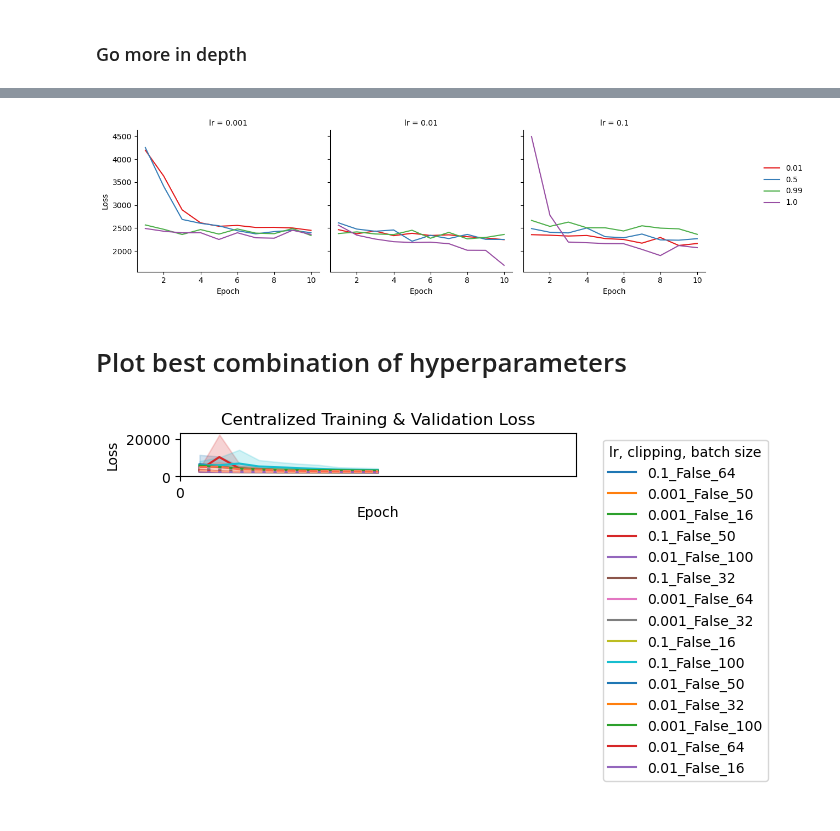
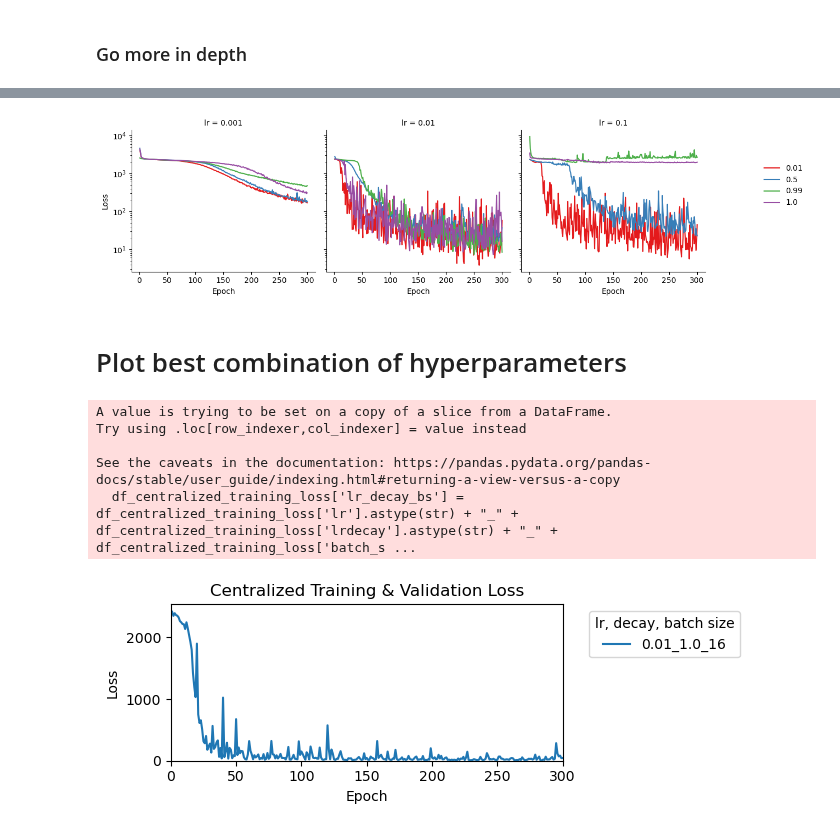
Before and after one commit to luisas/fl4tsf, a Jupyter notebook: analysis/02_centralized_training.ipynb, the cells around one changed output, grey strips where cells are left out. Cells and saved outputs as stored; diff of their text form; code cells hidden in the pictures.

```diff
--- a/analysis/02_centralized_training.ipynb
+++ b/analysis/02_centralized_training.ipynb
@@ -15,7 +15,7 @@ import os
 # set cwd
 os.chdir("/Users/luisa/Desktop/nygc/cluster/projects/fl4tsf/analysis")
 
-centralized_training_loss = glob.glob(f"../results_centralized/**/centralized_training/**/loss_per_epoch.csv", recursive=True)
+centralized_training_loss = glob.glob(f"../results_centralized_hyperparam/**/centralized_training/**/loss_per_epoch.csv", recursive=True)
 print(f"Found {len(centralized_training_loss)} files")
 # %% [output]
 Found 60 files
@@ -151,7 +194,7 @@ plt.show()
 # Add title of type
 
 # add main title
-tr_16 = training[training['batch_size'] == 16]
+tr_16 = validation[validation['batch_size'] == 16]
 
 g = sns.FacetGrid(tr_16, col='lr', col_wrap=3, height=3.5, sharey=True)
 
@@ -169,48 +212,68 @@ g.add_legend()
 # add legend outside
 g._legend.set_bbox_to_anchor((1.15, 0.6))
 g.set_titles(col_template='lr = {col_name}')
-
+# log scale y axis
+plt.yscale('log')
 plt.tight_layout()
 plt.show()
+
+# TODO
+# check how close we can get
+# Plot outputs
+# weight divergence tracking ( ODE vs avg, centralized global vs federated  )
 # %% [output]
-[figure, old version]
+[figure, new version]
 # %% [markdown]
 # Plot best combination of hyperparameters
 # %%
+best_bs = 16
+best_lr = 0.01
+best_decay = 1.0
+df_centralized_training_loss = df_centralized_training_loss[
+    (df_centralized_training_loss['batch_size'] == best_bs) &
+    (df_centralized_training_loss['lr'] == best_lr) &
+    (df_centralized_training_loss['lrdecay'] == best_decay)
+]
 # combine lr, clipping and batch size into a single column
-df_centralized_training_loss['lr_clipping_bs'] = df_centralized_training_loss['lr'].astype(str) + "_" + df_centralized_training_loss['clipping'].astype(str) + "_" + df_centralized_training_loss['batch_size'].astype(str)
+df_centralized_training_loss['lr_decay_bs'] = df_centralized_training_loss['lr'].astype(str) + "_" + df_centralized_training_loss['lrdecay'].astype(str) + "_" + df_centralized_training_loss['batch_size'].astype(str)
+# %% [output]
+A value is trying to be set on a copy of a slice from a DataFrame.
+Try using .loc[row_indexer,col_indexer] = value instead
+
+See the caveats in the documentation: https://pandas.pydata.org/pandas-docs/stable/user_guide/indexing.html#returning-a-view-versus-a-copy
+  df_centralized_training_loss['lr_decay_bs'] = df_centralized_training_loss['lr'].astype(str) + "_" + df_centralized_training_loss['lrdecay'].astype(str) + "_" + df_centralized_training_loss['batch_s ...
 # %%
 plt.figure(figsize=(5, 2.5))
 
 # # Plot training loss
 sns.lineplot(
     data=df_centralized_training_loss,
     x='epoch',
     y='train_loss',
-    hue='lr_clipping_bs',
+    hue='lr_decay_bs',
     palette='tab10'
 )
 reds = sns.color_palette("Reds", n_colors=5)
 
-# Plot validation loss
-sns.lineplot(
-    data=df_centralized_training_loss,
-    x='epoch',
-    y='val_loss',
-    hue='lr',
-    palette=reds,
-    linestyle='--',
-    legend=False,
-)
+# # Plot validation loss
+# sns.lineplot(
+#     data=df_centralized_training_loss,
+#     x='epoch',
+#     y='val_loss',
+#     hue='lr',
+#     palette=reds,
+#     linestyle='--',
+#     legend=False,
+# )
 
 plt.ylim(bottom=0)
 plt.xlim(left=0, right=20)
 plt.xticks(ticks=range(0, df_centralized_training_loss['epoch'].max() + 1, 50))
 plt.xlabel('Epoch')
 plt.ylabel('Loss')
 plt.title('Centralized Training & Validation Loss')
 plt.tight_layout()
-plt.legend(title="lr, clipping, batch size", bbox_to_anchor=(1.05, 1), loc='upper left')
+plt.legend(title="lr, decay, batch size", bbox_to_anchor=(1.05, 1), loc='upper left')
 plt.show()
 # %% [output]
-[figure, old version]
+[figure, new version]
```
Also changed, not shown: parts of 4 cells of this notebook, 18 other files.
